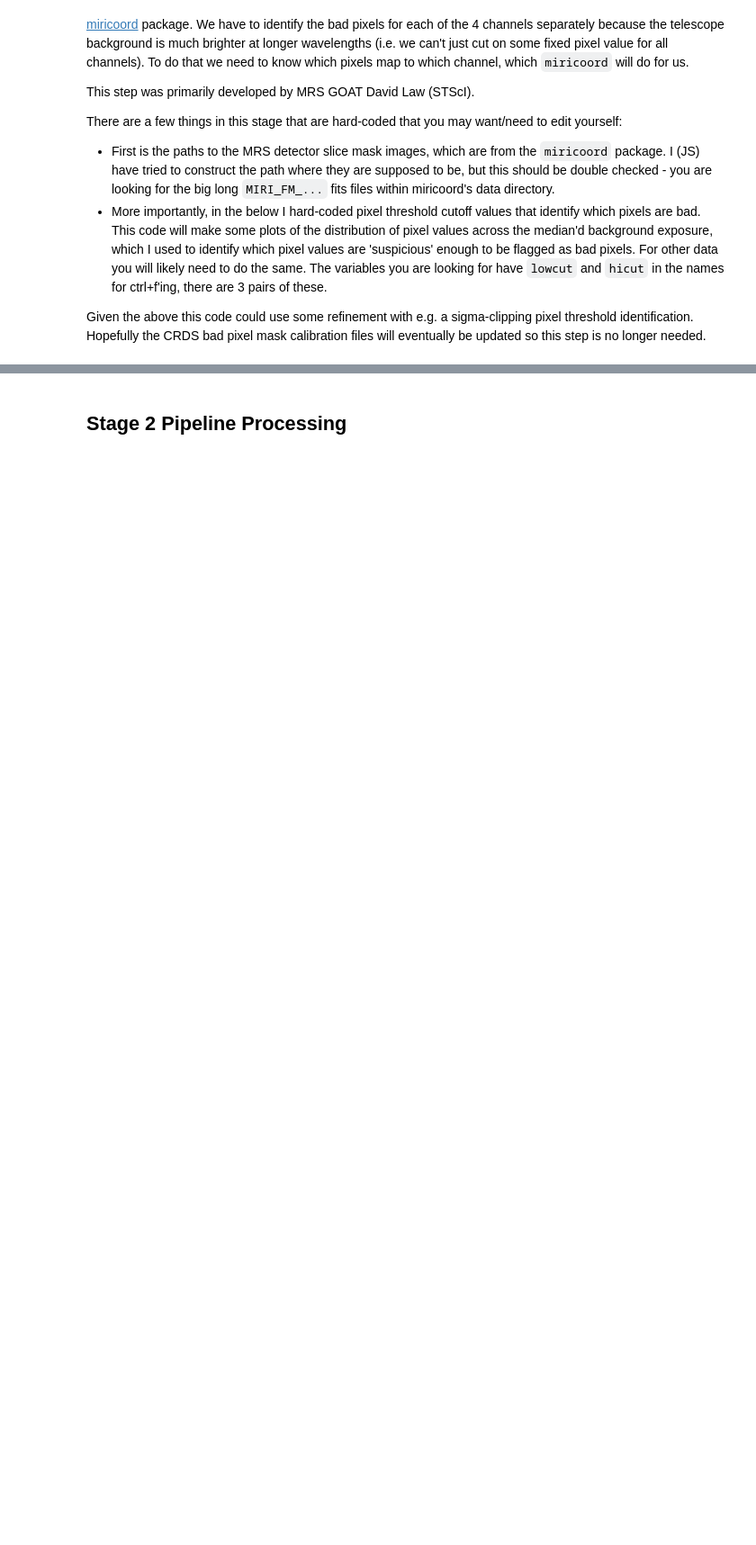
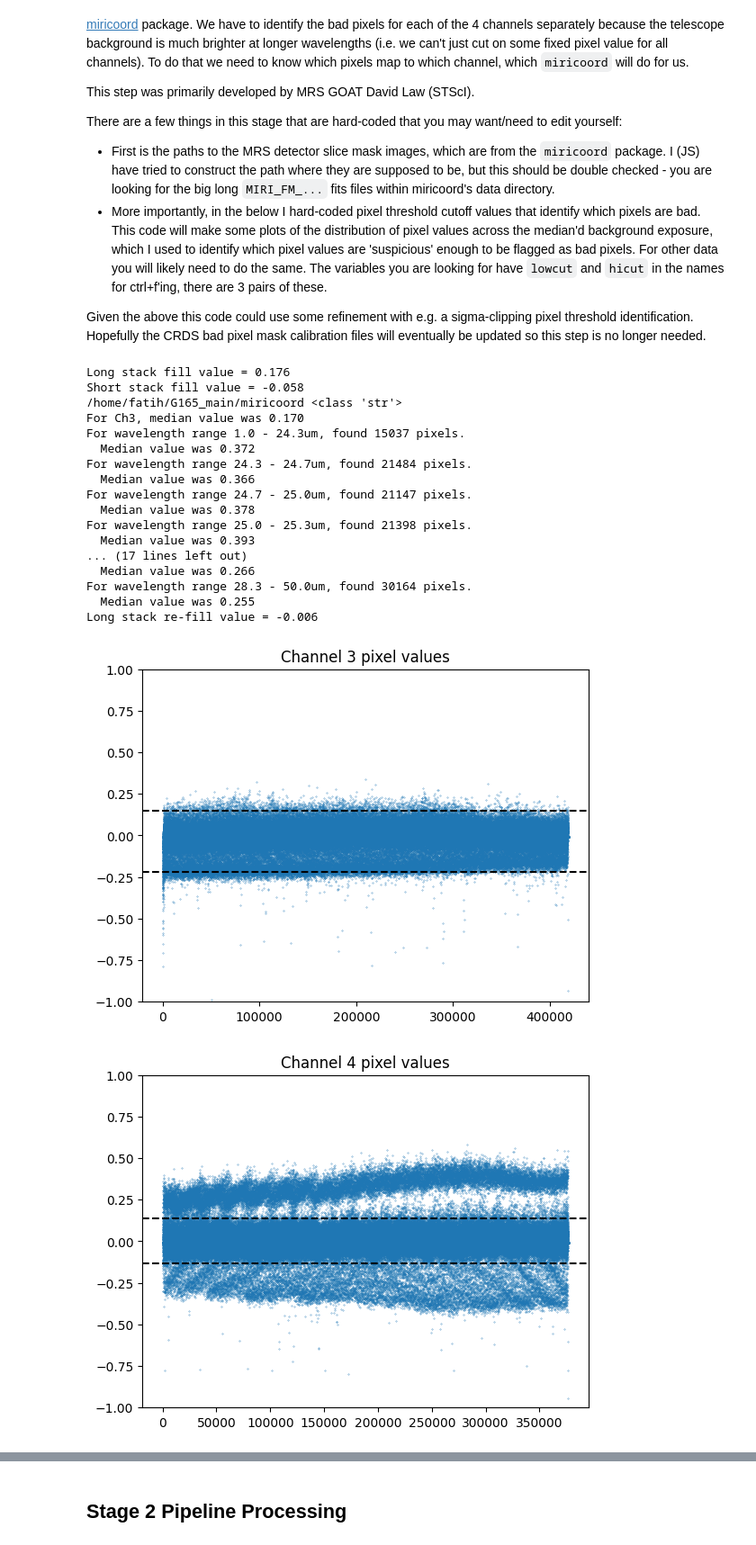
Before and after one commit to fa-yil/miri_bg_subtract, a Jupyter notebook: miri_notebook/MIRI_MRS_reduction_SPT0418-47_PAH_ch3long.ipynb, the cells around one changed output, grey strips where cells are left out. Shown at 90% size. Drawn from its saved outputs; the diff is of its cells as text; code cells hidden in the pictures; blank space fills up the shorter version.

```diff
--- a/miri_notebook/MIRI_MRS_reduction_SPT0418-47_PAH_ch3long.ipynb
+++ b/miri_notebook/MIRI_MRS_reduction_SPT0418-47_PAH_ch3long.ipynb
@@ -274,15 +313,28 @@ There are a few things in this stage that are hard-coded that you may want/need
 
 Given the above this code could use some refinement with e.g. a sigma-clipping pixel threshold identification. Hopefully the CRDS bad pixel mask calibration files will eventually be updated so this step is no longer needed.
 # %%
+# from astropy.stats import sigma_clipped_stats
+
+
 # Bad pixel mask refinement. Apologies that this code is not the most
 # well-organized or prettiest....
+
+
+# This cell uses the background exposures to identify and flag bad pixels
+# processes each channel seperately. The x-axis in the produced plots is
+# the pixel index, so not wavelength and has no real significance. And the
+# y-axis is the value of each pixel in the flattened median image (for example
+# for Ch3 its the median pixel value of Ch3, subtracted from all Ch3 pixels,
+# ideally should be close to 0. For Ch4 it divides it into bins and subtracts
+# the medians of each bin from that bin).
+
 
 if dobadpix:
     # This is a long command that sets... wait for it... dnubit = 1.
     dnubit = dqflags.interpret_bit_flags('DO_NOT_USE',mnemonic_map=datamodels.dqflags.pixel)
 
-    # We will start with the LONG detector. Grab the background exposures.
-    longrates = sorted(glob.glob(stage1+'jw*04101*mirifulong*rate.fits'))
+    # We will start with the LONG (channels 3 & 4) detector. Grab the background exposures.
+    longrates = sorted(glob.glob(stage1+'jw*04101*mirifulong*rate.fits')) # remember that 04 is background and 02 is science
     nlong = len(longrates)
 
     # Assemble background exposures
@@ -292,7 +344,7 @@ if dobadpix:
         longstack[i,:,:] = hdu['SCI'].data
         hdu.close()
 
-    # Take the median of the exposures, then fix any pixels where the median is nan
+    # Take the median of the exposures, then fix any pixels where the median is NaN
     longmedian = np.median(longstack,axis=0)
     fillvalue  = np.nanmedian(longmedian)
     print('Long stack fill value = {0:.3f}'.format(fillvalue))
@@ -342,7 +394,13 @@ if dobadpix:
     # 12SHORT / 12MEDIUM / 12LONG = channels 1 & 2 for band A=short B=medium C=long
     # 34SHORT / 34MEDIUM / 34LONG = channels 3 & 4 for band A=short B=medium C=long
     # so really having "34" and MIRIFULONG in the names is redundant, but whatever...
+
+
+
     miricoordpath = '/'.join(miricoord.__file__.split('/')[:-2])
+
+    print(miricoordpath, type(miricoordpath))
+
     longslicemask  = miricoordpath + '/data/fits/flt3/MIRI_FM_MIRIFULONG_34LONG_DISTORTION_9B.05.07.fits'
     longslicemask  = (fits.open(longslicemask))['SLICE_NUMBER'].data[0,:,:]
     shortslicemask = miricoordpath + '/data/fits/flt3/MIRI_FM_MIRIFUSHORT_12LONG_DISTORTION_9B.05.07.fits'
@@ -390,16 +448,20 @@ if dobadpix:
     # Now we start ID'ing pixels to mask, starting with channel 3
     longdqflags = np.zeros_like(dqlong)
 
-    good = np.where(ch3 & (longdqflags == 0) & (np.isfinite(longmedian)))
+    good_ch3 = np.where(ch3 & (longdqflags == 0) & (np.isfinite(longmedian)))
     f = plt.figure()
     ax = f.add_subplot(111)
-    ax.plot(longmedian[good],'.',ms=0.5)
+    ax.plot(longmedian[good_ch3],'.',ms=0.5)
     ax.set_ylim(-1,1)
     ax.set_title('Channel 3 pixel values')
 
     # these values were identified 'by hand'; an alternative would be to
     # make some kind of percentile-based or sigma-clipped threshold value
-    ch3lowcut, ch3hicut = -0.35, +0.15
+    #-------------------------------------
+    # pixel values outside of this range in the flatted bacground will be flagged
+    # ch3lowcut, ch3hicut = -0.35, +0.15  # this is the hard coded original values
+    ch3lowcut, ch3hicut = -0.22, +0.15
+    #-------------------------------------
 
     ax.axhline(ch3lowcut,color='k',ls='--')
     ax.axhline(ch3hicut, color='k',ls='--')
@@ -411,16 +473,19 @@ if dobadpix:
     tomask = np.where(ch3 & (longmedian > ch3hicut))
     longdqflags[tomask] = 1
 
+
     # Now do the same thing for Ch4
-    good = np.where(ch4 & (longdqflags == 0) & (np.isfinite(longmedian)))
+    good_ch4 = np.where(ch4 & (longdqflags == 0) & (np.isfinite(longmedian)))
     f = plt.figure()
     ax = f.add_subplot(111)
-    ax.plot(longmedian[good],'.',ms=0.5)
+    ax.plot(longmedian[good_ch4],'.',ms=0.5)
     ax.set_ylim(-1,1)
     ax.set_title('Channel 4 pixel values')
 
     # again ID'd cutoffs by hand from plot above
-    ch4lowcut, ch4hicut = -0.21, +0.23
+    #-------------------------------------
+    ch4lowcut, ch4hicut = -0.13, +0.14
+    #-------------------------------------
 
     ax.axhline(ch4lowcut,color='k',ls='--')
     ax.axhline(ch4hicut, color='k',ls='--')
@@ -488,31 +553,54 @@ if dobadpix:
     ax.set_ylim(-1,1)
     ax.set_title('Channels 1&2 pixel values')
 
-    lowcut, hicut = -0.08, +0.07
+    #--------------------------------------
+    # lowcut, hicut = -0.08, +0.07 original values
+    lowcut, hicut = -0.12, +0.11
+    #--------------------------------------
 
     ax.axhline(lowcut,color='k',ls='--')
     ax.axhline(hicut, color='k',ls='--')
     plt.show()
     plt.close(f)
 
     tomask = np.where((shortmedian < lowcut))
     shortdqflags[tomask] = 1
     tomask = np.where((longmedian > hicut))
     shortdqflags[tomask] = 1
 
     shortmedian_clean = shortmedian.copy()
     bad = np.where(shortdqflags == 1)
     shortmedian_clean[bad] = fillvalue
 
     hdu = fits.PrimaryHDU(shortmedian_clean)
     hdu.writeto(stage1+'background_median_clean_mirifushort.fits',overwrite=True)
 
     # Now apply correction to our bg + sci files.
     shortrates = sorted(glob.glob(stage1+'jw*mirifushort_rate.fits'))
     for i,rate in enumerate(shortrates):
         hdu = fits.open(rate)
         outfile = rate.replace('rate','ratemod')
         dq = hdu['DQ'].data
         dq[bad] = np.bitwise_or(dq[bad], dnubit)
         hdu['DQ'].data = dq
         hdu.writeto(outfile,overwrite=True)
+# %% [output]
+Long stack fill value = 0.176
+Short stack fill value = -0.058
+/home/fatih/G165_main/miricoord <class 'str'>
+For Ch3, median value was 0.170
+For wavelength range 1.0 - 24.3um, found 15037 pixels.
+  Median value was 0.372
+For wavelength range 24.3 - 24.7um, found 21484 pixels.
+  Median value was 0.366
+For wavelength range 24.7 - 25.0um, found 21147 pixels.
+  Median value was 0.378
+For wavelength range 25.0 - 25.3um, found 21398 pixels.
+  Median value was 0.393
+... (17 lines left out)
+  Median value was 0.266
+For wavelength range 28.3 - 50.0um, found 30164 pixels.
+  Median value was 0.255
+Long stack re-fill value = -0.006
+[figure, added]
+[figure, added]
```
Also changed, not shown: parts of 18 cells of this notebook, 2 other files.
